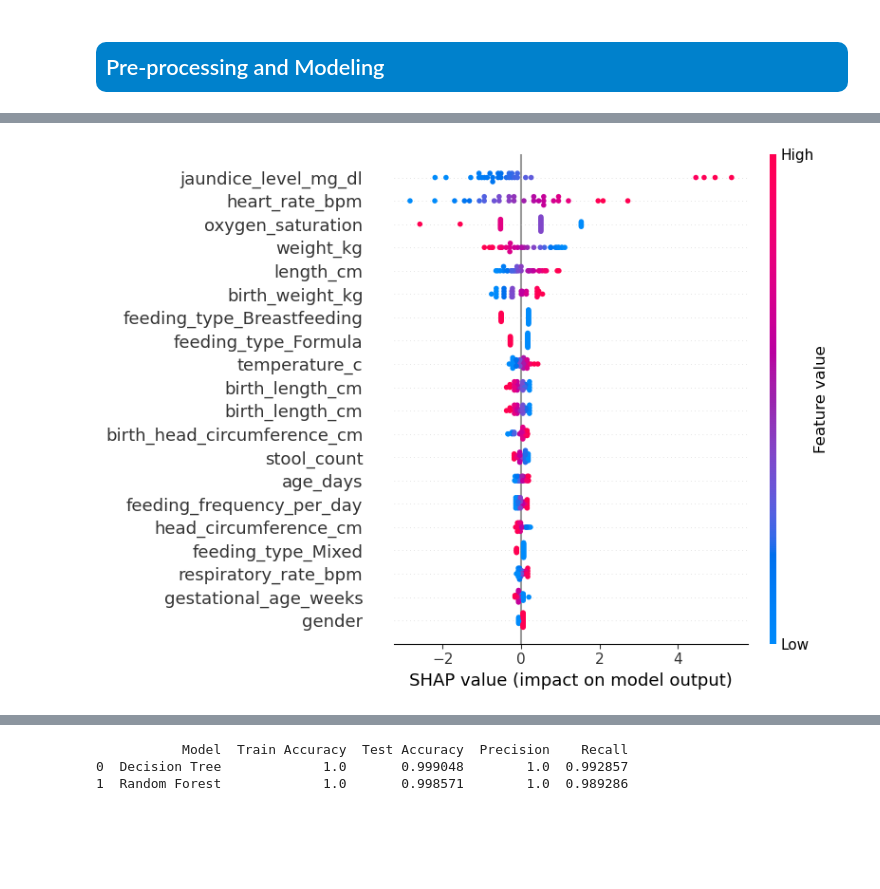
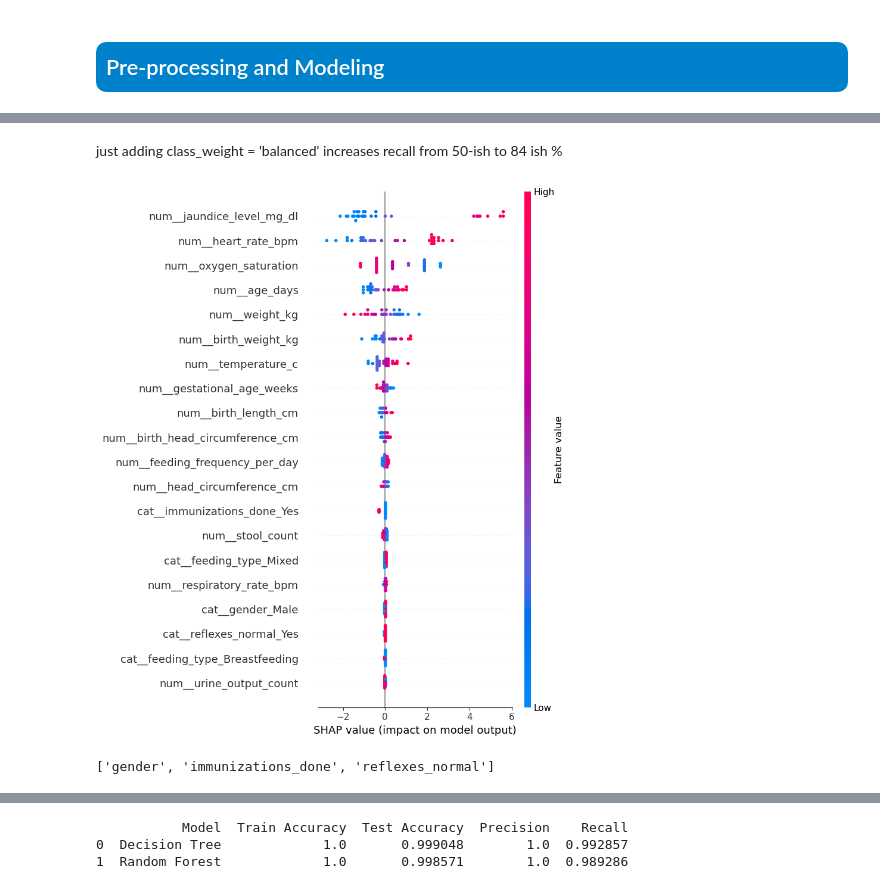
Before and after one commit to R-Vel/ML_Lab2, a Jupyter notebook: report.ipynb, the cells around one changed output, grey strips where cells are left out. Drawn from its saved outputs; the diff is of its cells as text; code cells hidden in the pictures; blank space fills up the shorter version.

```diff
--- a/report.ipynb
+++ b/report.ipynb
@@ -248,3 +250,4 @@ To further the study, here are some recommendations to improve the model:
 # %%
 # load the data frame
 df = pd.read_csv('historical.csv')
+fn_details = pd.read_csv('corrected_false_negatives.csv')
@@ -277,0 +340,6 @@ print(model.named_steps)
+# %%
+target_col = "risk_level"
+X = df.drop(columns=[target_col])
+X = df[all_features]
+fn_df = fn_df[all_features]
+y = df[target_col]
@@ -449,3 +666,15 @@ for col in binary_features:
+# %%
+binary_features = ['gender', 'immunizations_done', 'reflexes_normal']
+
+for col in binary_features:
+    df[col] = (
+        df[col]
+        .astype(str)
+        .str.lower()
+        .map({'yes': 1, 'male': 1, 'no': 0, 'female': 0})
+        .fillna(0)
+        .astype(int)  # ensure numeric dtype
+    )
 # %%
 # ----------- STEP 1: Define Feature Types -----------
 
@@ -574,48 +762,32 @@ TypeError: unsupported operand type(s) for /: 'str' and 'int'
+# %% [markdown]
+just adding class_weight = 'balanced' increases recall from 50-ish to 84 ish %
 # %%
 # ----------- STEP 1: Choose the best trained model -----------
 best_model_name = results_df.iloc[0]['Model']
 best_model = models[best_model_name]
 
 pipe = Pipeline([
     ('preprocess', preprocessor),
     ('clf', best_model)
 ])
 
 pipe.fit(X_train, y_train)
 
-# ----------- STEP 2: Select rows to visualize -----------
-indexes_to_explain = [7, 43, 54, 58, 66, 69, 72, 93, 108, 119, 120, 123,
-                      142, 149, 151, 155, 164, 198, 208, 223, 224, 261,
-                      319, 336, 338, 341, 344, 366, 384]
+# Transform all false negatives
+x_instances = preprocess.transform(fn_df)
 
-X_selected = X_train.iloc[indexes_to_explain]
+# Compute SHAP values
+shap_values = explainer(x_instances)
 
-# ----------- STEP 3: Compute SHAP values -----------
-# Transform X into numeric form using the preprocessor
-X_train_transformed = pipe.named_steps['preprocess'].transform(X_train)
-X_selected_transformed = pipe.named_steps['preprocess'].transform(X_selected)
-
-# Get the actual classifier (after preprocessing)
-model_for_shap = pipe.named_steps['clf']
-
-# Create the explainer using the transformed data
-explainer = shap.LinearExplainer(model_for_shap, X_train_transformed, feature_perturbation="interventional")
-shap_values = explainer.shap_values(X_selected_transformed)
-
-# ----------- STEP 4: Get feature names -----------
-num_features = preprocessor.named_transformers_['num'].get_feature_names_out(numerical_features)
-cat_features = preprocessor.named_transformers_['cat'].get_feature_names_out(categorical_features)
-bin_features = binary_features
-all_features = np.concatenate([num_features, cat_features, bin_features])
-
-# ----------- STEP 5: Beeswarm plot for selected samples -----------
-plt.figure(figsize=(8, 6))
-shap.summary_plot(
-    shap_values,
-    X_selected_transformed,
-    feature_names=all_features,
-    plot_size=(8, 6),
-    show=True
-)
+# Show summary
+shap.summary_plot(shap_values,
+                  features=x_instances,
+                  feature_names=feature_names)
 # %% [output]
-[figure, old version]
+[figure, new version]
+# %%
+preprocessor.named_transformers_['num'].get_feature_names_out(numerical_features)
+preprocessor.named_transformers_['cat'].get_feature_names_out(categorical_features)
+binary_features
+# %% [output]
+['gender', 'immunizations_done', 'reflexes_normal']
```
Also changed, not shown: parts of 34 cells of this notebook, 2 other files.
